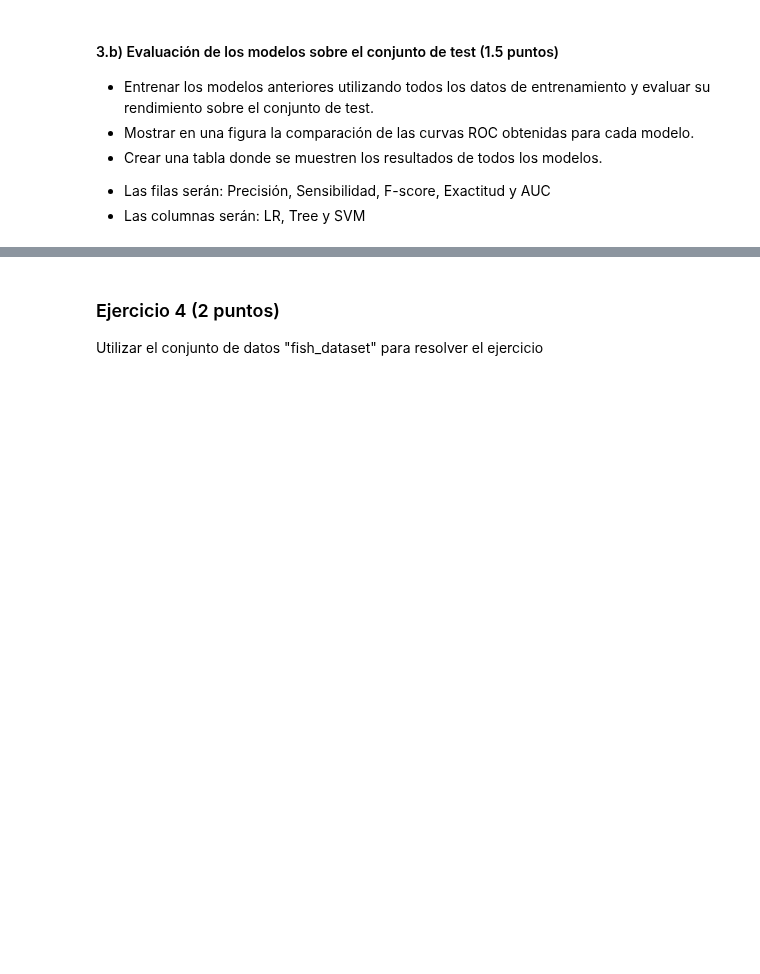
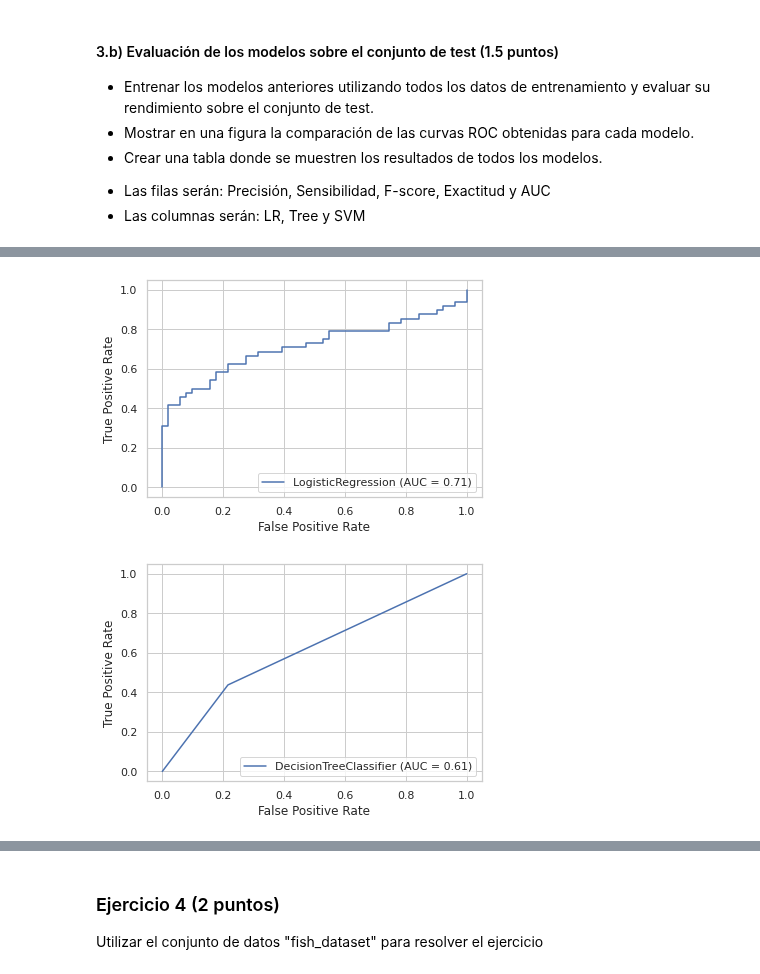
Before and after one commit to GZabalaG/AIMaster, a Jupyter notebook: Supervised/Prueba_final_Gonzalo_zabala_García.ipynb, the cells around one changed output, grey strips where cells are left out. Saved outputs shown, nothing was run; the diff lists cells and outputs as text; code cells hidden in the pictures; blank space fills up the shorter version.

```diff
--- a/Supervised/Prueba_final_Gonzalo_zabala_García.ipynb
+++ b/Supervised/Prueba_final_Gonzalo_zabala_García.ipynb
@@ -413,5 +413,11 @@ sel = VarianceThreshold(threshold = .2)
 
 X_train = sel.fit_transform(X_train)
 print(X_train.shape)
+
+# VarianceThreshold sobre test set para futuro procesamiento (ha sido asegurado que se elimina el mismo atributo)
+sel = VarianceThreshold(threshold = .2)
+
+X_test = sel.fit_transform(X_test)
+print(X_test.shape)
 # %% [output]
 (393, 7)
@@ -428,6 +435,11 @@ standardizer = preprocessing.StandardScaler()
 X_train = standardizer.fit_transform(X_train)
 
 print(X_train)
+
+# Estandarización del test set para futuro procesamiento
+X_test = standardizer.fit_transform(X_test)
+
+print(X_test)
 # %% [output]
 [[-0.41701989 -0.37232487 -0.42469918 ... -0.54017298 -1.96779643
   -2.17643457]
@@ -455,3 +521,70 @@ Aplicar una validación cruzada interna de K=5 bolsas para optimizar y comparar
 - Crear una tabla donde se muestren los resultados de todos los modelos.
  * Las filas serán: Precisión, Sensibilidad, F-score, Exactitud y AUC
  * Las columnas serán: LR, Tree y SVM
+# %%
+from sklearn.tree import DecisionTreeClassifier
+from sklearn.linear_model import LogisticRegression
+from sklearn.svm import SVC
+from sklearn.model_selection import cross_val_predict
+from sklearn.metrics import accuracy_score
+from sklearn.metrics import precision_score
+from sklearn.metrics import recall_score
+from sklearn.metrics import f1_score
+from sklearn.metrics import roc_auc_score
+from sklearn.metrics import plot_roc_curve
+
+# Entrenamiento regresion lineal
+lrc = LogisticRegression()
+lrc.fit(X_train, y_train)
+
+# Validación y obtención de las predicciones del modelo.
+y_pred = cross_val_predict(lrc, X_test, y_test, cv = KFold(n_splits=10))
+
+# Presentación de los resultados de la regresión logística.
+print('Resultados regresión logística:')
+print("--------------------------------------------")
+print("Exactitud: %.3f" %(accuracy_score(y_test, y_pred)))
+print("Precisión: %.3f" %(precision_score(y_test, y_pred)))
+print("Sensibilidad: %.3f" %(recall_score(y_test, y_pred)))
+print("F1: %.3f" %(f1_score(y_test, y_pred)))
+print("AUC: %.3f" %(roc_auc_score(y_test, y_pred)))
+
+
+# Entrenamiento árboles de decisión
+dtc = DecisionTreeClassifier()
+dtc.fit(X_train, y_train)
+
+# Validación y obtención de las predicciones del modelo.
+y_pred = cross_val_predict(dtc, X_test, y_test, cv = KFold(n_splits=10))
+
+# Presentación de los resultados de los árboles de decisión
+print('\n\nResultados árboles de decisión:')
+print("--------------------------------------------")
+print("Exactitud: %.3f" %(accuracy_score(y_test, y_pred)))
+print("Precisión: %.3f" %(precision_score(y_test, y_pred)))
+print("Sensibilidad: %.3f" %(recall_score(y_test, y_pred)))
+print("F1: %.3f" %(f1_score(y_test, y_pred)))
+print("AUC: %.3f" %(roc_auc_score(y_test, y_pred)))
+
+
+# Entrenamiento svm
+svm = SVC()
+svm.fit(X_train, y_train)
+
+# Validación y obtención de las predicciones del modelo.
+y_pred = cross_val_predict(svm, X_test, y_test, cv = KFold(n_splits=10))
+
+# Presentación de los resultados de svm
+print('\n\nResultados SVM:')
+print("--------------------------------------------")
+print("Exactitud: %.3f" %(accuracy_score(y_test, y_pred)))
+print("Precisión: %.3f" %(precision_score(y_test, y_pred)))
+print("Sensibilidad: %.3f" %(recall_score(y_test, y_pred)))
+print("F1: %.3f" %(f1_score(y_test, y_pred)))
+print("AUC: %.3f" %(roc_auc_score(y_test, y_pred)))
+
+plot_roc_curve(lrc, X_test, y_test)
+plot_roc_curve(dtc, X_test, y_test)
+plot_roc_curve(svm, X_test, y_test)
+plt.show()
+# %% [output]
@@ -457,0 +608,2 @@ Aplicar una validación cruzada interna de K=5 bolsas para optimizar y comparar
+[figure, added]
+[figure, added]
```
Also changed, not shown: parts of 5 cells of this notebook.
